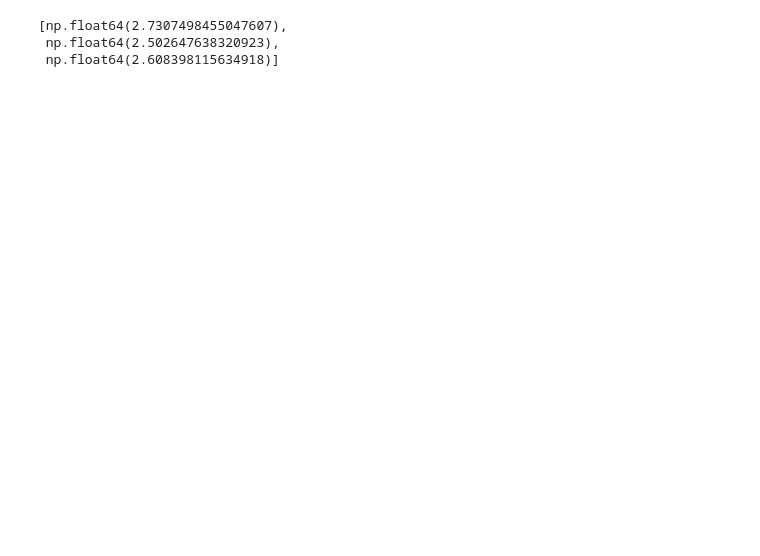
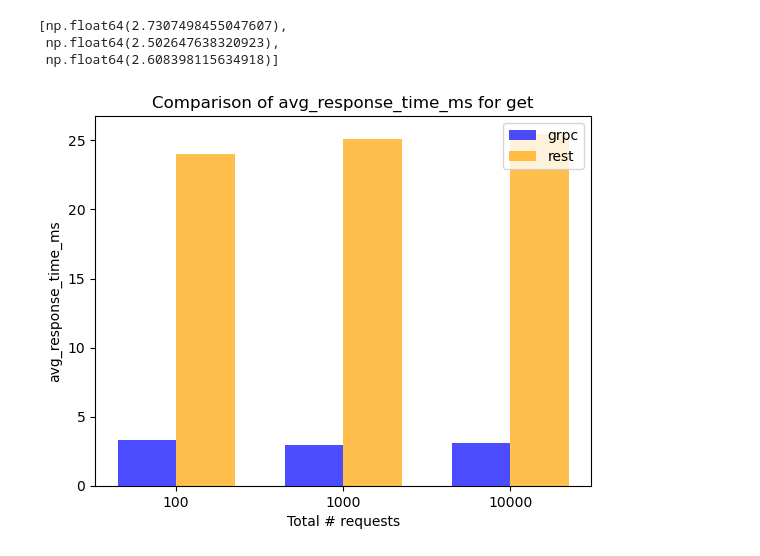
Before and after one commit to xXPinkmagicXx/prototype, a Jupyter notebook: visualize.ipynb, the cells around one changed output. Drawn from its saved outputs; the diff is of its cells as text; code cells hidden in the pictures; blank space fills up the shorter version.

Commit message:
visualize difference between grpc and rest

```diff
--- a/visualize.ipynb
+++ b/visualize.ipynb
@@ -61,3 +61,36 @@ def get_data_request_per_sec(api: str, method: str):
       value = df.mean()[c.REQUEST_PER_SEC_KEY]
       request_per_sec_data.append(value)
    return request_per_sec_data
+# %%
+def make_combined_bar_chart(method: str, metric: str):
+   # Bins and data
+   bins = ["100", "1000", "10000"]
+   grpc_data = get_data_response_time(c.API_GRPC, method) if metric == c.AVERAGE_RESPONSE_TIME_MS_KEY else get_data_request_per_sec(c.API_GRPC, method)
+   rest_data = get_data_response_time(c.API_REST, method) if metric == c.AVERAGE_RESPONSE_TIME_MS_KEY else get_data_request_per_sec(c.API_REST, method)
+
+   # Bar width and positions
+   bar_width = 0.35
+   x = range(len(bins))
+   grpc_positions = [pos - bar_width / 2 for pos in x]
+   rest_positions = [pos + bar_width / 2 for pos in x]
+
+   # Plotting
+   plt.bar(grpc_positions, grpc_data, width=bar_width, label=f"{c.API_GRPC}", color='blue', alpha=0.7)
+   plt.bar(rest_positions, rest_data, width=bar_width, label=f"{c.API_REST}", color='orange', alpha=0.7)
+
+   ax = plt.gca()
+   ax.spines['top'].set_visible(False)
+   ax.spines['left'].set_visible(False)
+   ax.spines['right'].set_visible(False)
+
+   # Customizing the chart
+   plt.xticks(x, bins)
+   plt.xlabel("Total # requests")
+   plt.ylabel(metric)
+   plt.title(f"Comparison of {metric} for {method}")
+   plt.legend()
+   plt.show()
+# %%
+make_combined_bar_chart(c.METHOD_GET, c.AVERAGE_RESPONSE_TIME_MS_KEY)
+# %% [output]
+[figure, added]
```
Also changed, not shown: parts of 3 cells of this notebook, 13 other files.
